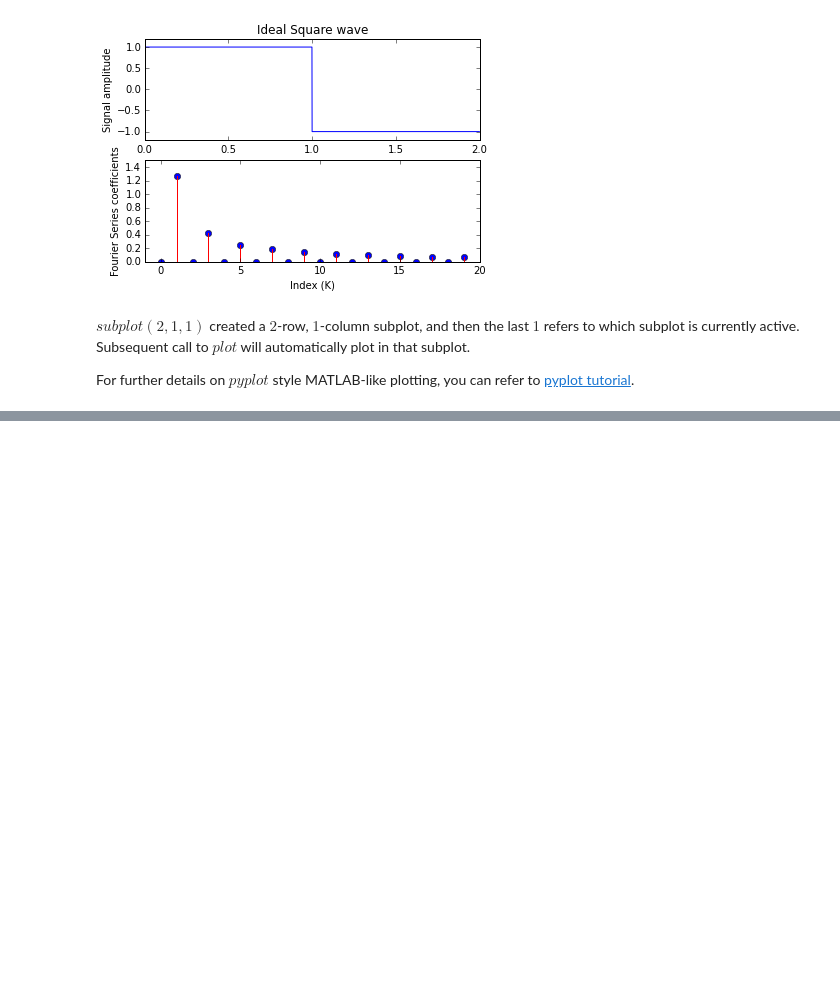
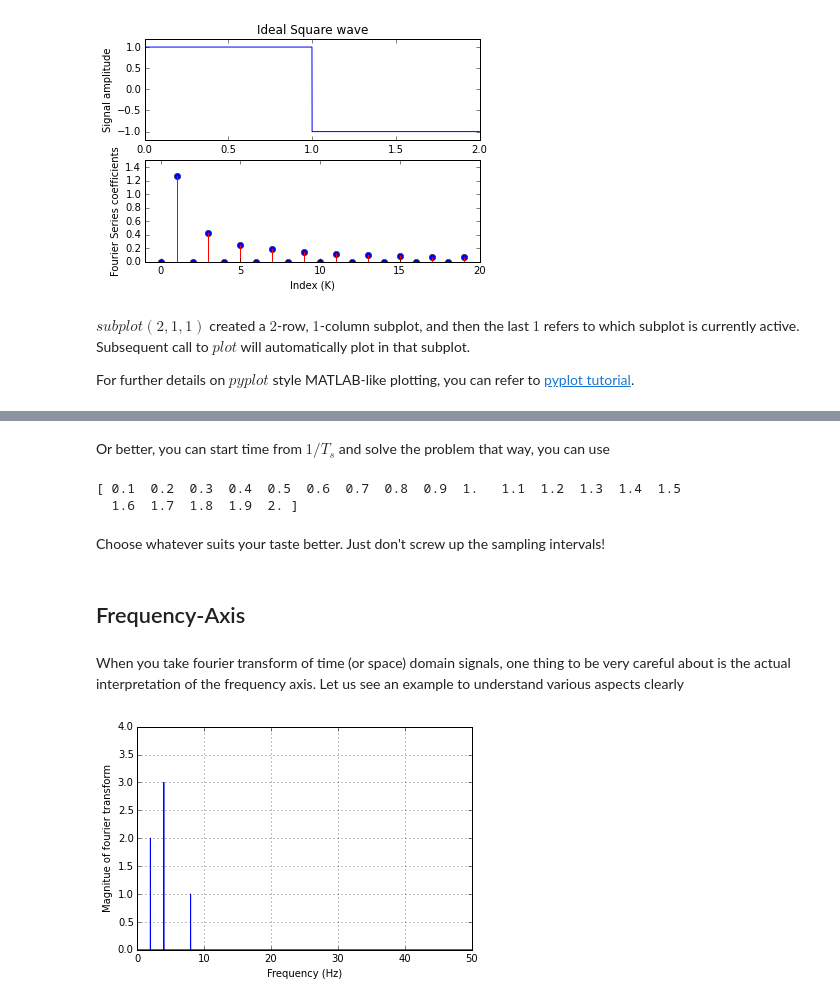
Before and after one commit to mayankgrd/signal-processing-python-tutorial, a Jupyter notebook: sp-python-intro-pt3.ipynb, the cells around one changed output, grey strips where cells are left out. Saved outputs shown, nothing was run; the diff lists cells and outputs as text; code cells hidden in the pictures; blank space fills up the shorter version.

Commit message:
Added time and frequency axis.

```diff
--- a/sp-python-intro-pt3.ipynb
+++ b/sp-python-intro-pt3.ipynb
@@ -107,0 +149,42 @@ We will not go in systematic detail of how to configure these figure parts, but
+# %% [markdown]
+Or better,  you can start time from $1/T_s$ and solve the problem that way, you can use
+# %%
+Ts = 1/10.0
+TStart = Ts
+TEnd = 2.0
+N = 20
+
+t = np.linspace(TStart, TEnd, N)
+print t
+# %% [output]
+[ 0.1  0.2  0.3  0.4  0.5  0.6  0.7  0.8  0.9  1.   1.1  1.2  1.3  1.4  1.5
+  1.6  1.7  1.8  1.9  2. ]
+# %% [markdown]
+Choose whatever suits your taste better. Just don't screw up the sampling intervals!
+# %% [markdown]
+## Frequency-Axis
+# %% [markdown]
+When you take fourier transform of time (or space) domain signals, one thing to be very careful about is the actual interpretation of the frequency axis. Let us see an example to understand various aspects clearly
+# %%
+from scipy.fftpack import fft, ifft
+Ts = 0.01 # 100 Hz sampling rate
+N = 5000 # Total number of samples
+T = N*Ts # Total actual time
+t = np.arange(0,T,Ts)
+f1, f2, f3 = 2.0, 4.0, 8.0
+
+x = 2*np.sin(2*np.pi*f1*t) + 3*np.sin(2*np.pi*f2*t) + np.sin(2*np.pi*f3*t)
+
+X = fft(x) # take the fourier transform
+Fs = 1.0/Ts
+f_p = np.arange(0,Fs/2,Fs/N) # linear space between 0 Hz (inclusive) and Fs/2 Hz ( not included)
+
+import matplotlib.pyplot as plt
+%matplotlib inline
+plt.plot(f_p, (2.0/N)*np.abs(X[0:N/2]))
+plt.axis([0,Fs/2,0,4])
+plt.xlabel('Frequency (Hz)')
+plt.ylabel('Magnitue of fourier transform')
+plt.grid()
+# %% [output]
+[figure, added]
```
Also changed, not shown: parts of 10 cells of this notebook.
